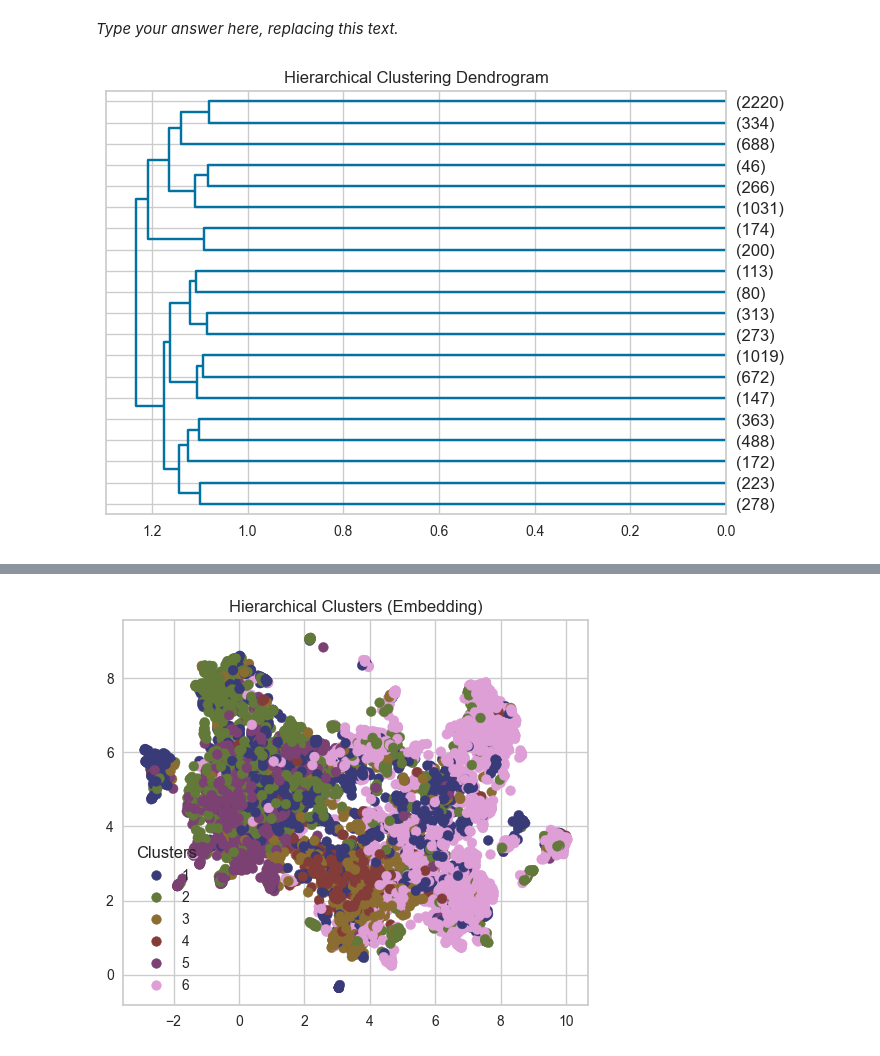
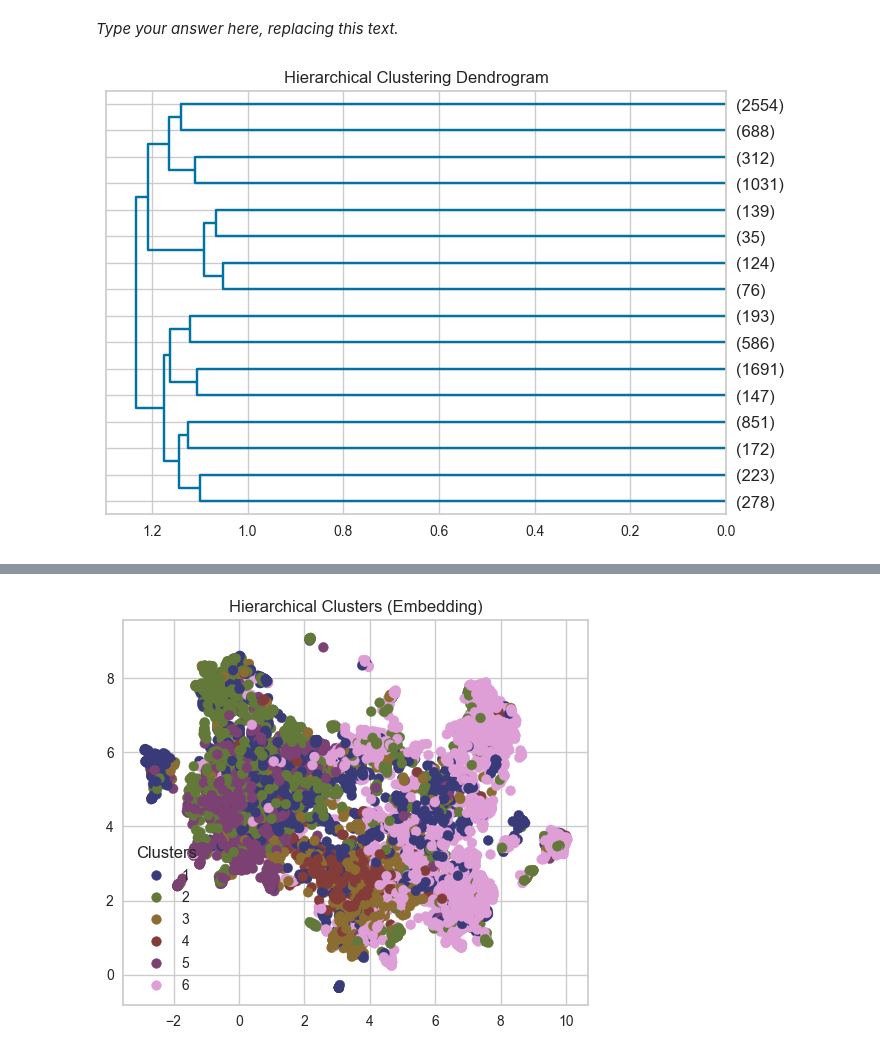
Before and after one commit to jaximuslim/330_HW6, a Jupyter notebook: hw6.ipynb, the cells around one changed output, grey strips where cells are left out. Cells and saved outputs as stored; diff of their text form; code cells hidden in the pictures.

```diff
--- a/hw6.ipynb
+++ b/hw6.ipynb
@@ -1101,14 +1101,14 @@ _Type your answer here, replacing this text._
 # %%
 recipes_Z = linkage(embeddings, method = "complete", metric = 'cosine')
 
-dendrogram(recipes_Z, truncate_mode="lastp", p=20, orientation="left")
+dendrogram(recipes_Z, truncate_mode="level", p=3, orientation="left")
 
 plt.title("Hierarchical Clustering Dendrogram")
 plt.show()
 
 recipes_hier_labels = fcluster(recipes_Z, 1.15, criterion="distance")
 # %% [output]
-[figure, old version]
+[figure, new version]
 # %%
 recipes_hier_labels = fcluster(recipes_Z, 1.15, criterion="distance")
 # %%
```
Also changed, not shown: parts of 8 cells of this notebook.
